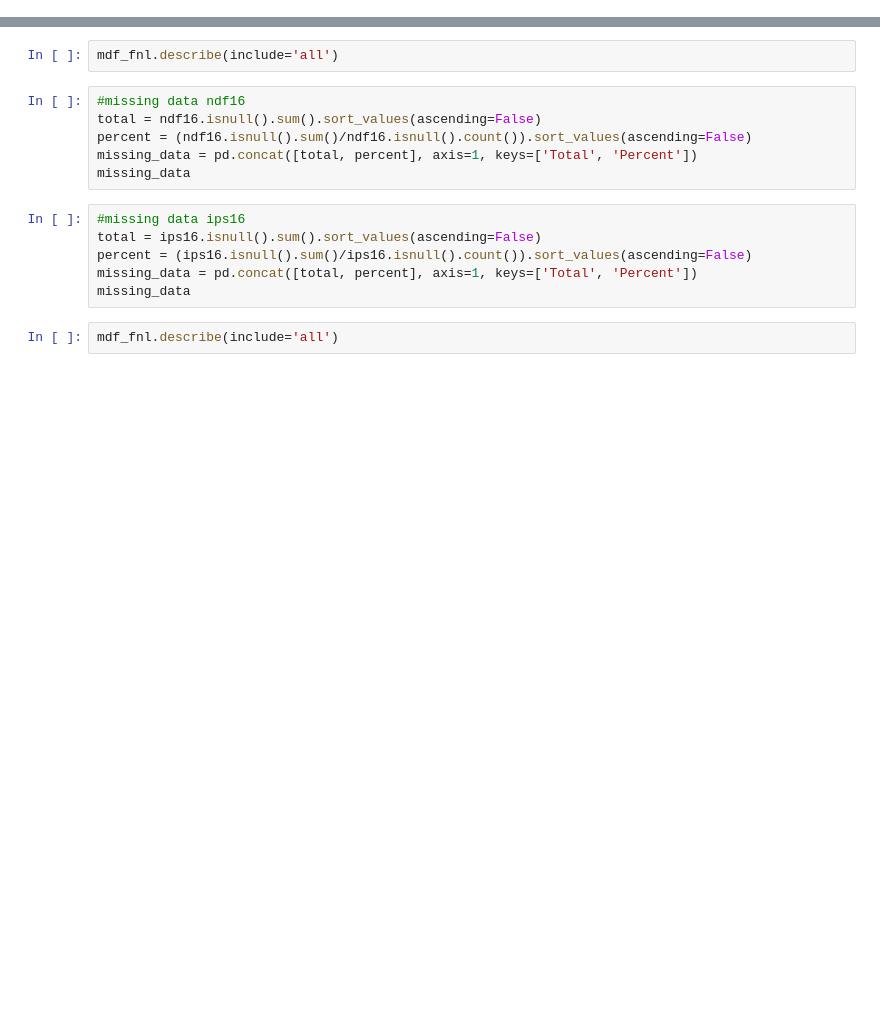
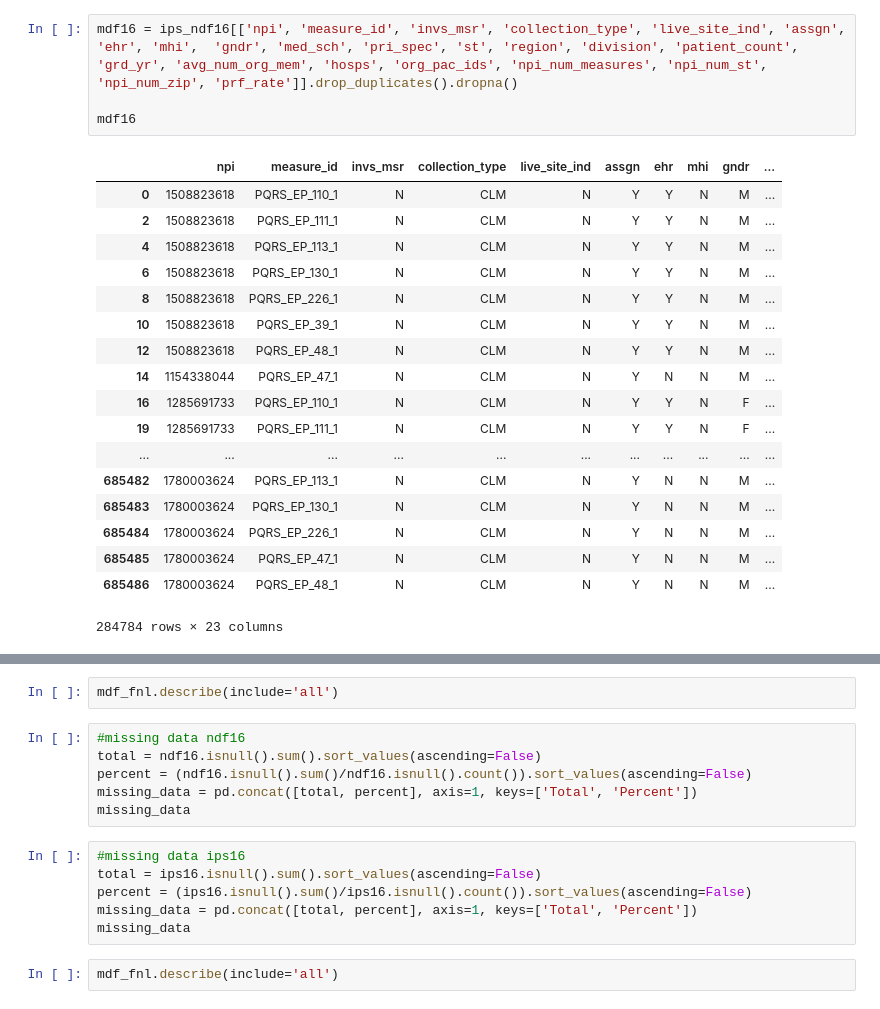
Before and after one commit to scottjn/jnscott_tdi, a Jupyter notebook: jnscott_tdi_medicare.ipynb, the cells around one changed output, grey strips where cells are left out. Saved outputs shown, nothing was run; the diff lists cells and outputs as text; blank space fills up the shorter version.

```diff
--- a/jnscott_tdi_medicare.ipynb
+++ b/jnscott_tdi_medicare.ipynb
@@ -519,0 +164,23 @@ X_test = clf.fit_transform(X_test)
+# %%
+mdf16 = ips_ndf16[['npi', 'measure_id', 'invs_msr', 'collection_type', 'live_site_ind', 'assgn', 'ehr', 'mhi',  'gndr', 'med_sch', 'pri_spec', 'st', 'region', 'division', 'patient_count', 'grd_yr', 'avg_num_org_mem', 'hosps', 'org_pac_ids', 'npi_num_measures', 'npi_num_st', 'npi_num_zip', 'prf_rate']].drop_duplicates().dropna()
+
+mdf16
+# %% [output]
+|  | npi | measure_id | invs_msr | collection_type | live_site_ind | assgn | ehr | mhi | gndr | ... |
+| 0 | 1508823618 | PQRS_EP_110_1 | N | CLM | N | Y | Y | N | M | ... |
+| 2 | 1508823618 | PQRS_EP_111_1 | N | CLM | N | Y | Y | N | M | ... |
+| 4 | 1508823618 | PQRS_EP_113_1 | N | CLM | N | Y | Y | N | M | ... |
+| 6 | 1508823618 | PQRS_EP_130_1 | N | CLM | N | Y | Y | N | M | ... |
+| 8 | 1508823618 | PQRS_EP_226_1 | N | CLM | N | Y | Y | N | M | ... |
+| 10 | 1508823618 | PQRS_EP_39_1 | N | CLM | N | Y | Y | N | M | ... |
+| 12 | 1508823618 | PQRS_EP_48_1 | N | CLM | N | Y | Y | N | M | ... |
+| 14 | 1154338044 | PQRS_EP_47_1 | N | CLM | N | Y | N | N | M | ... |
+| 16 | 1285691733 | PQRS_EP_110_1 | N | CLM | N | Y | Y | N | F | ... |
+| 19 | 1285691733 | PQRS_EP_111_1 | N | CLM | N | Y | Y | N | F | ... |
+| ... | ... | ... | ... | ... | ... | ... | ... | ... | ... | ... |
+| 685482 | 1780003624 | PQRS_EP_113_1 | N | CLM | N | Y | N | N | M | ... |
+| 685483 | 1780003624 | PQRS_EP_130_1 | N | CLM | N | Y | N | N | M | ... |
+| 685484 | 1780003624 | PQRS_EP_226_1 | N | CLM | N | Y | N | N | M | ... |
+| 685485 | 1780003624 | PQRS_EP_47_1 | N | CLM | N | Y | N | N | M | ... |
+| 685486 | 1780003624 | PQRS_EP_48_1 | N | CLM | N | Y | N | N | M | ... |
+284784 rows × 23 columns
```
Also changed, not shown: parts of 40 cells of this notebook.
